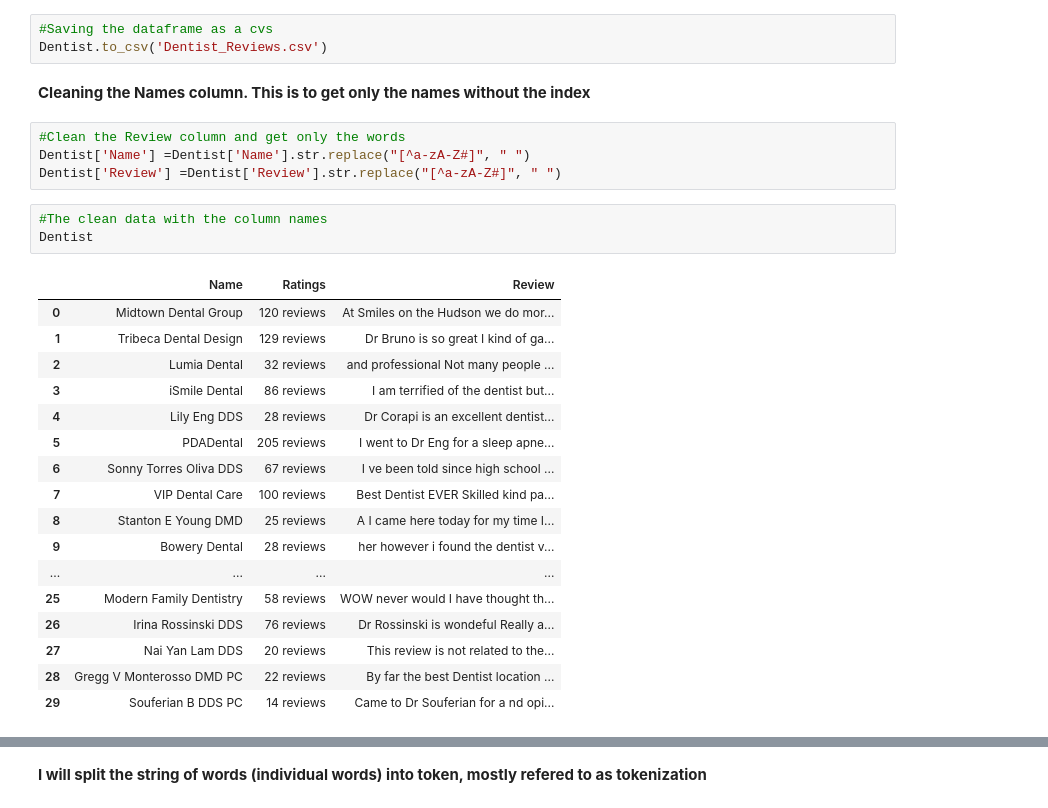
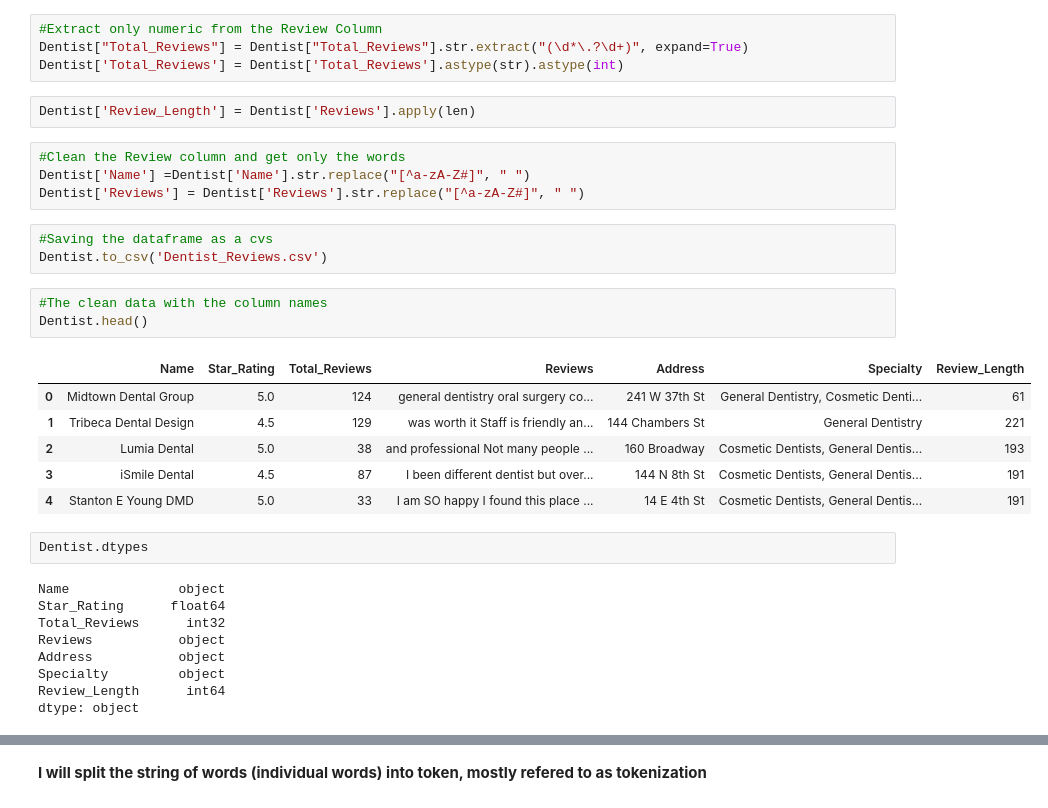
Before and after one commit to fasareakuffo/Uderstanding-User-Experience-Using-Dental-Reviews, a Jupyter notebook: Understanding User Sentiments Using Dental Reviews from Yelp.ipynb, the cells around one changed output, grey strips where cells are left out. Cells and saved outputs as stored; diff of their text form.

```diff
--- a/Understanding User Sentiments Using Dental Reviews from Yelp.ipynb
+++ b/Understanding User Sentiments Using Dental Reviews from Yelp.ipynb
@@ -431,30 +717,34 @@ Dentist
+# %%
+#Extract only numeric from the Review Column
+Dentist["Total_Reviews"] = Dentist["Total_Reviews"].str.extract("(\d*\.?\d+)", expand=True)
+Dentist['Total_Reviews'] = Dentist['Total_Reviews'].astype(str).astype(int)
+# %%
+Dentist['Review_Length'] = Dentist['Reviews'].apply(len)
+# %%
+#Clean the Review column and get only the words
+Dentist['Name'] =Dentist['Name'].str.replace("[^a-zA-Z#]", " ")
+Dentist['Reviews'] = Dentist['Reviews'].str.replace("[^a-zA-Z#]", " ")
 # %%
 #Saving the dataframe as a cvs
 Dentist.to_csv('Dentist_Reviews.csv')
-# %% [markdown]
-**Cleaning the Names column. This is to get only the names without the index**
-# %%
-#Clean the Review column and get only the words
-Dentist['Name'] =Dentist['Name'].str.replace("[^a-zA-Z#]", " ")
-Dentist['Review'] =Dentist['Review'].str.replace("[^a-zA-Z#]", " ")
 # %%
 #The clean data with the column names
-Dentist
+Dentist.head()
 # %% [output]
-|  | Name | Ratings | Review |
-| 0 | Midtown Dental Group | 120 reviews | At Smiles on the Hudson we do mor... |
-| 1 | Tribeca Dental Design | 129 reviews | Dr Bruno is so great I kind of ga... |
-| 2 | Lumia Dental | 32 reviews | and professional Not many people ... |
-| 3 | iSmile Dental | 86 reviews | I am terrified of the dentist but... |
-| 4 | Lily Eng DDS | 28 reviews | Dr Corapi is an excellent dentist... |
-| 5 | PDADental | 205 reviews | I went to Dr Eng for a sleep apne... |
-| 6 | Sonny Torres Oliva DDS | 67 reviews | I ve been told since high school ... |
-| 7 | VIP Dental Care | 100 reviews | Best Dentist EVER Skilled kind pa... |
-| 8 | Stanton E Young DMD | 25 reviews | A I came here today for my time I... |
-| 9 | Bowery Dental | 28 reviews | her however i found the dentist v... |
-| ... | ... | ... | ... |
-| 25 | Modern Family Dentistry | 58 reviews | WOW never would I have thought th... |
-| 26 | Irina Rossinski DDS | 76 reviews | Dr Rossinski is wondeful Really a... |
-| 27 | Nai Yan Lam DDS | 20 reviews | This review is not related to the... |
-| 28 | Gregg V Monterosso DMD PC | 22 reviews | By far the best Dentist location ... |
-| 29 | Souferian B DDS PC | 14 reviews | Came to Dr Souferian for a nd opi... |
+|  | Name | Star_Rating | Total_Reviews | Reviews | Address | Specialty | Review_Length |
+| 0 | Midtown Dental Group | 5.0 | 124 | general dentistry oral surgery co... | 241 W 37th St | General Dentistry, Cosmetic Denti... | 61 |
+| 1 | Tribeca Dental Design | 4.5 | 129 | was worth it Staff is friendly an... | 144 Chambers St | General Dentistry | 221 |
+| 2 | Lumia Dental | 5.0 | 38 | and professional Not many people ... | 160 Broadway | Cosmetic Dentists, General Dentis... | 193 |
+| 3 | iSmile Dental | 4.5 | 87 | I been different dentist but over... | 144 N 8th St | Cosmetic Dentists, General Dentis... | 191 |
+| 4 | Stanton E Young DMD | 5.0 | 33 | I am SO happy I found this place ... | 14 E 4th St | Cosmetic Dentists, General Dentis... | 191 |
+# %%
+Dentist.dtypes
+# %% [output]
+Name              object
+Star_Rating      float64
+Total_Reviews      int32
+Reviews           object
+Address           object
+Specialty         object
+Review_Length      int64
+dtype: object
```
Also changed, not shown: parts of 63 cells of this notebook, 1 other file.
